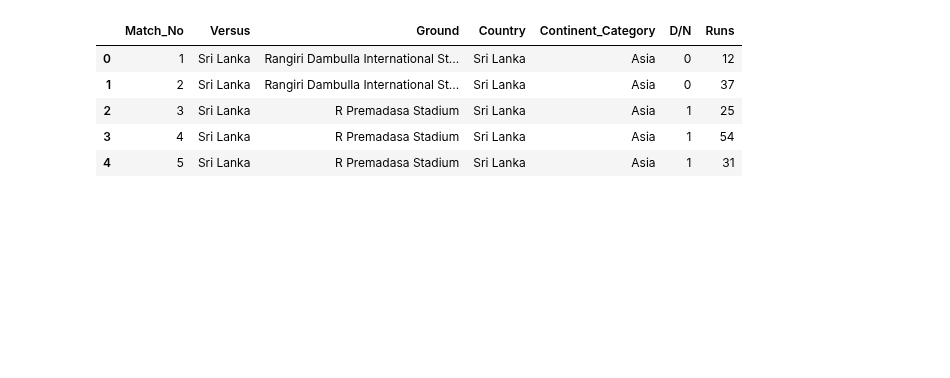
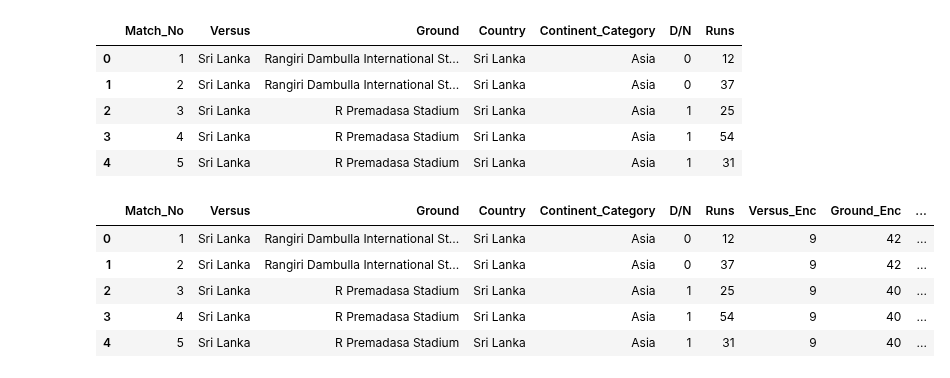
Before and after one commit to SharanDHONI/Virat-Kohli-ODI-Analysis, a Jupyter notebook: ODI Anlaysis.ipynb, the cells around one changed output. Drawn from its saved outputs; the diff is of its cells as text; code cells hidden in the pictures; blank space fills up the shorter version.

```diff
--- a/ODI Anlaysis.ipynb
+++ b/ODI Anlaysis.ipynb
@@ -576,3 +589,19 @@ ml.head()
 | 2 | 3 | Sri Lanka | R Premadasa Stadium | Sri Lanka | Asia | 1 | 25 |
 | 3 | 4 | Sri Lanka | R Premadasa Stadium | Sri Lanka | Asia | 1 | 54 |
 | 4 | 5 | Sri Lanka | R Premadasa Stadium | Sri Lanka | Asia | 1 | 31 |
+# %%
+le = LabelEncoder()
+# %%
+ml['Versus_Enc'] = le.fit_transform(ml.Versus)
+ml['Ground_Enc'] = le.fit_transform(ml.Ground)
+ml['Country_Enc'] = le.fit_transform(ml.Country)
+ml['Continent_Category_Enc'] = le.fit_transform(ml.Continent_Category)
+# %%
+ml.head()
+# %% [output]
+|  | Match_No | Versus | Ground | Country | Continent_Category | D/N | Runs | Versus_Enc | Ground_Enc | ... |
+| 0 | 1 | Sri Lanka | Rangiri Dambulla International St... | Sri Lanka | Asia | 0 | 12 | 9 | 42 | ... |
+| 1 | 2 | Sri Lanka | Rangiri Dambulla International St... | Sri Lanka | Asia | 0 | 37 | 9 | 42 | ... |
+| 2 | 3 | Sri Lanka | R Premadasa Stadium | Sri Lanka | Asia | 1 | 25 | 9 | 40 | ... |
+| 3 | 4 | Sri Lanka | R Premadasa Stadium | Sri Lanka | Asia | 1 | 54 | 9 | 40 | ... |
+| 4 | 5 | Sri Lanka | R Premadasa Stadium | Sri Lanka | Asia | 1 | 31 | 9 | 40 | ... |
```
Also changed, not shown: parts of 34 cells of this notebook.
